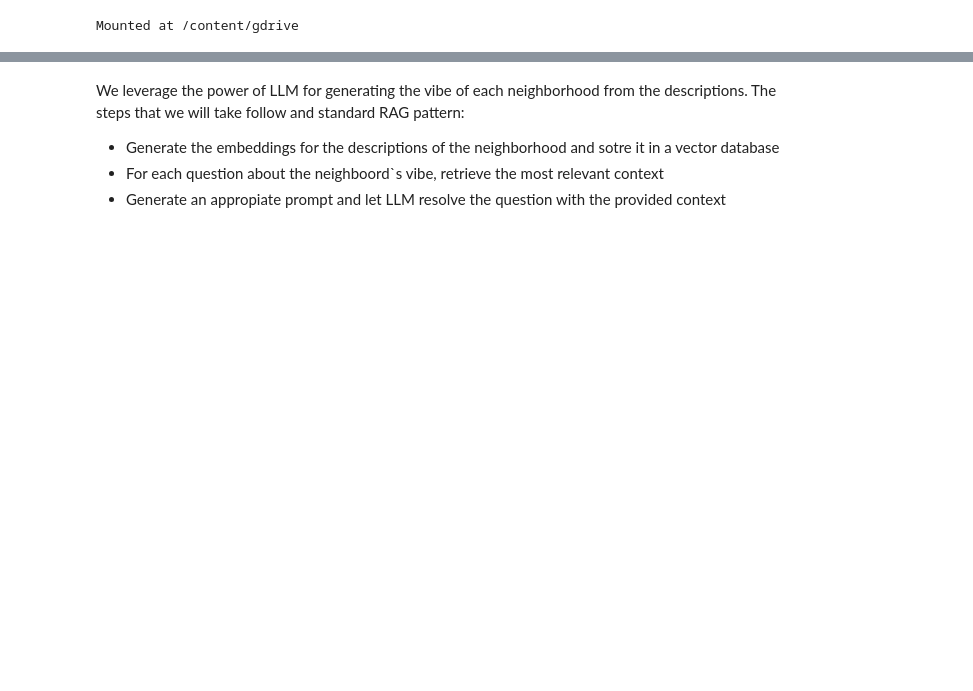
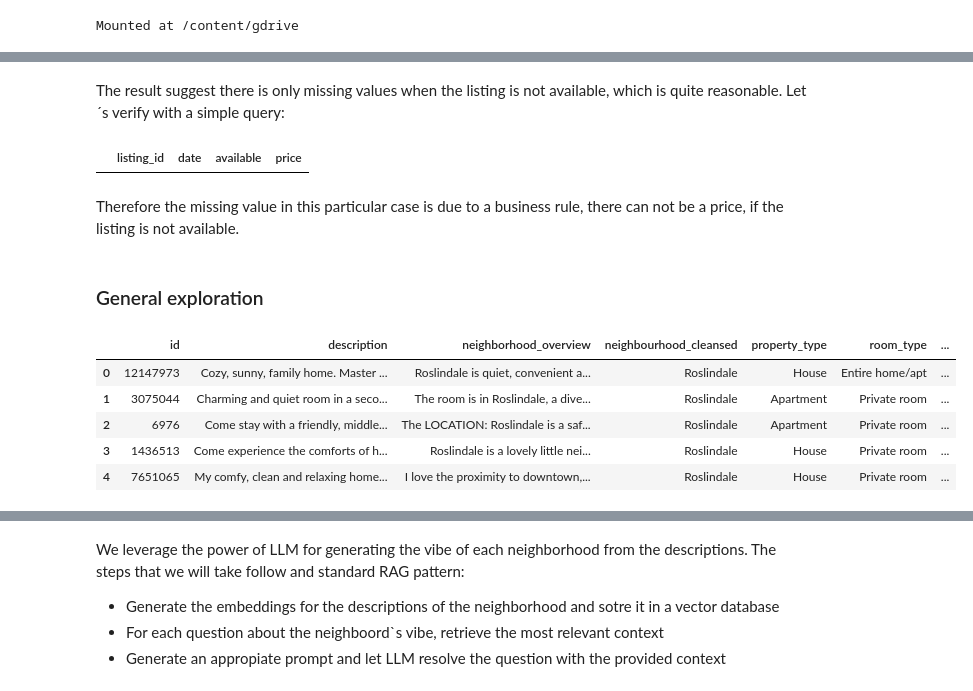
Before and after one commit to RicardoAlc1988/Data_Science_Nanodegree, a Jupyter notebook: Boston_Airbnb_Open_Data.ipynb, the cells around one changed output, grey strips where cells are left out. Saved outputs shown, nothing was run; the diff lists cells and outputs as text; code cells hidden in the pictures; blank space fills up the shorter version.

```diff
--- a/Boston_Airbnb_Open_Data.ipynb
+++ b/Boston_Airbnb_Open_Data.ipynb
@@ -134,0 +155,19 @@ Index(['id', 'listing_url', 'scrape_id', 'last_scraped', 'name', 'summary',
+# %% [markdown]
+The result suggest there is only missing values when the listing is not available, which is quite reasonable. Let´s verify with a simple query:
+# %%
+boston_airbnb_calendar_df[boston_airbnb_calendar_df['price'].isna() & boston_airbnb_calendar_df['available'] == 't']
+# %% [output]
+|  | listing_id | date | available | price |
+# %% [markdown]
+Therefore the missing value in this particular case is due to a business rule, there can not be a price, if the listing is not available.
+# %% [markdown]
+### General exploration
+# %%
+boston_airbnb_df[['id', 'description', 'neighborhood_overview', 'neighbourhood_cleansed', 'property_type', 'room_type', 'accommodates', 'bathrooms', 'bedrooms', 'beds', 'bed_type']].head()
+# %% [output]
+|  | id | description | neighborhood_overview | neighbourhood_cleansed | property_type | room_type | ... |
+| 0 | 12147973 | Cozy, sunny, family home. Master ... | Roslindale is quiet, convenient a... | Roslindale | House | Entire home/apt | ... |
+| 1 | 3075044 | Charming and quiet room in a seco... | The room is in Roslindale, a dive... | Roslindale | Apartment | Private room | ... |
+| 2 | 6976 | Come stay with a friendly, middle... | The LOCATION: Roslindale is a saf... | Roslindale | Apartment | Private room | ... |
+| 3 | 1436513 | Come experience the comforts of h... | Roslindale is a lovely little nei... | Roslindale | House | Private room | ... |
+| 4 | 7651065 | My comfy, clean and relaxing home... | I love the proximity to downtown,... | Roslindale | House | Private room | ... |
```
Also changed, not shown: parts of 131 cells of this notebook.
